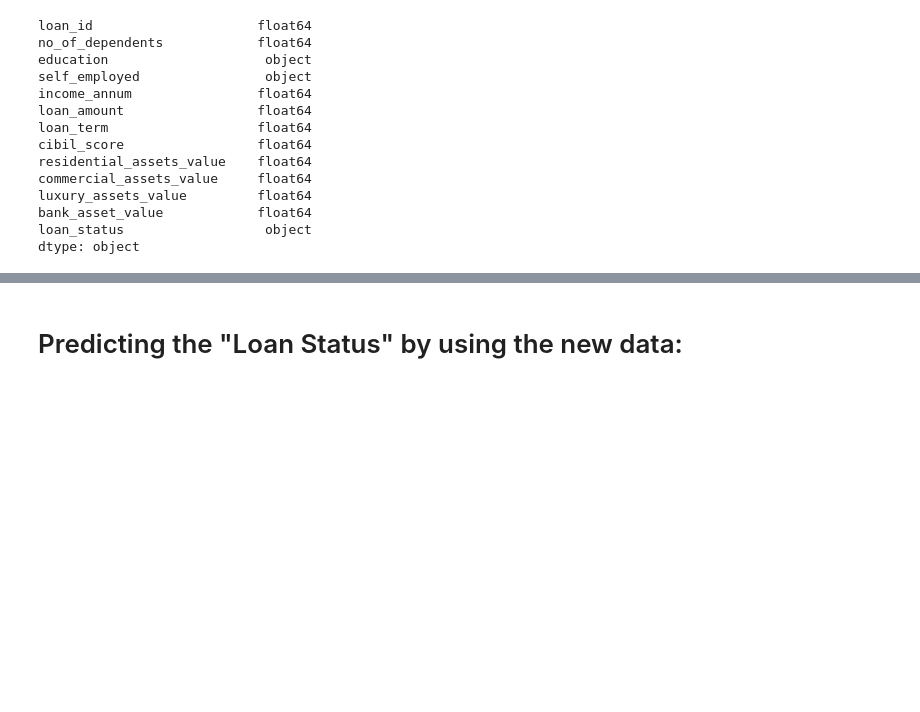
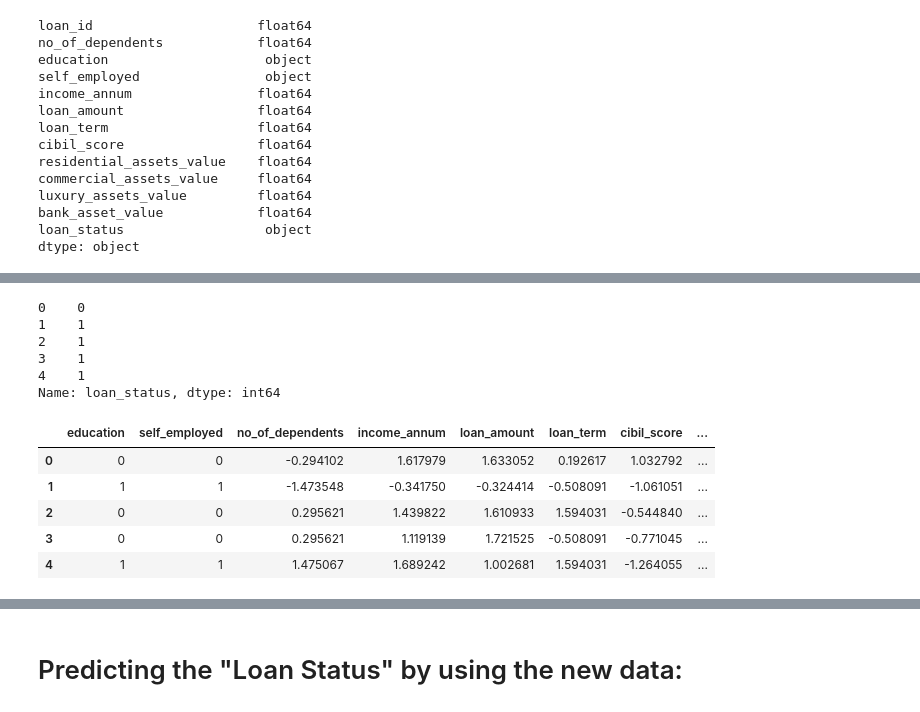
Before and after one commit to RaveenaaDeenadayalan/Loan-Approval, a Jupyter notebook: project coding.ipynb, the cells around one changed output, grey strips where cells are left out. Drawn from its saved outputs; the diff is of its cells as text; code cells hidden in the pictures; blank space fills up the shorter version.

```diff
--- a/project coding.ipynb
+++ b/project coding.ipynb
@@ -309,0 +392,28 @@ X = loan_df.iloc[:,0:11] # type: ignore
+# %%
+loan_df = pd.concat([cat_loan_df, loan_df], axis=1)
+# %%
+# Apply Label Encoding to 'loan_status' (if it's the target variable)
+le_new = LabelEncoder()
+loan_approval_data['loan_status'] = le_new.fit_transform(loan_approval_data['loan_status'])
+
+# Save the encoder for future use during prediction
+joblib.dump(le_new, 'loan_status_encoder.pkl')
+
+# Check the encoded 'loan_status' column
+print(loan_approval_data['loan_status'].head())
+# %% [output]
+0    0
+1    1
+2    1
+3    1
+4    1
+Name: loan_status, dtype: int64
+# %%
+loan_df.head()
+# %% [output]
+|  | education | self_employed | no_of_dependents | income_annum | loan_amount | loan_term | cibil_score | ... |
+| 0 | 0 | 0 | -0.294102 | 1.617979 | 1.633052 | 0.192617 | 1.032792 | ... |
+| 1 | 1 | 1 | -1.473548 | -0.341750 | -0.324414 | -0.508091 | -1.061051 | ... |
+| 2 | 0 | 0 | 0.295621 | 1.439822 | 1.610933 | 1.594031 | -0.544840 | ... |
+| 3 | 0 | 0 | 0.295621 | 1.119139 | 1.721525 | -0.508091 | -0.771045 | ... |
+| 4 | 1 | 1 | 1.475067 | 1.689242 | 1.002681 | 1.594031 | -1.264055 | ... |
```
Also changed, not shown: parts of 30 cells of this notebook, 8 other files.
